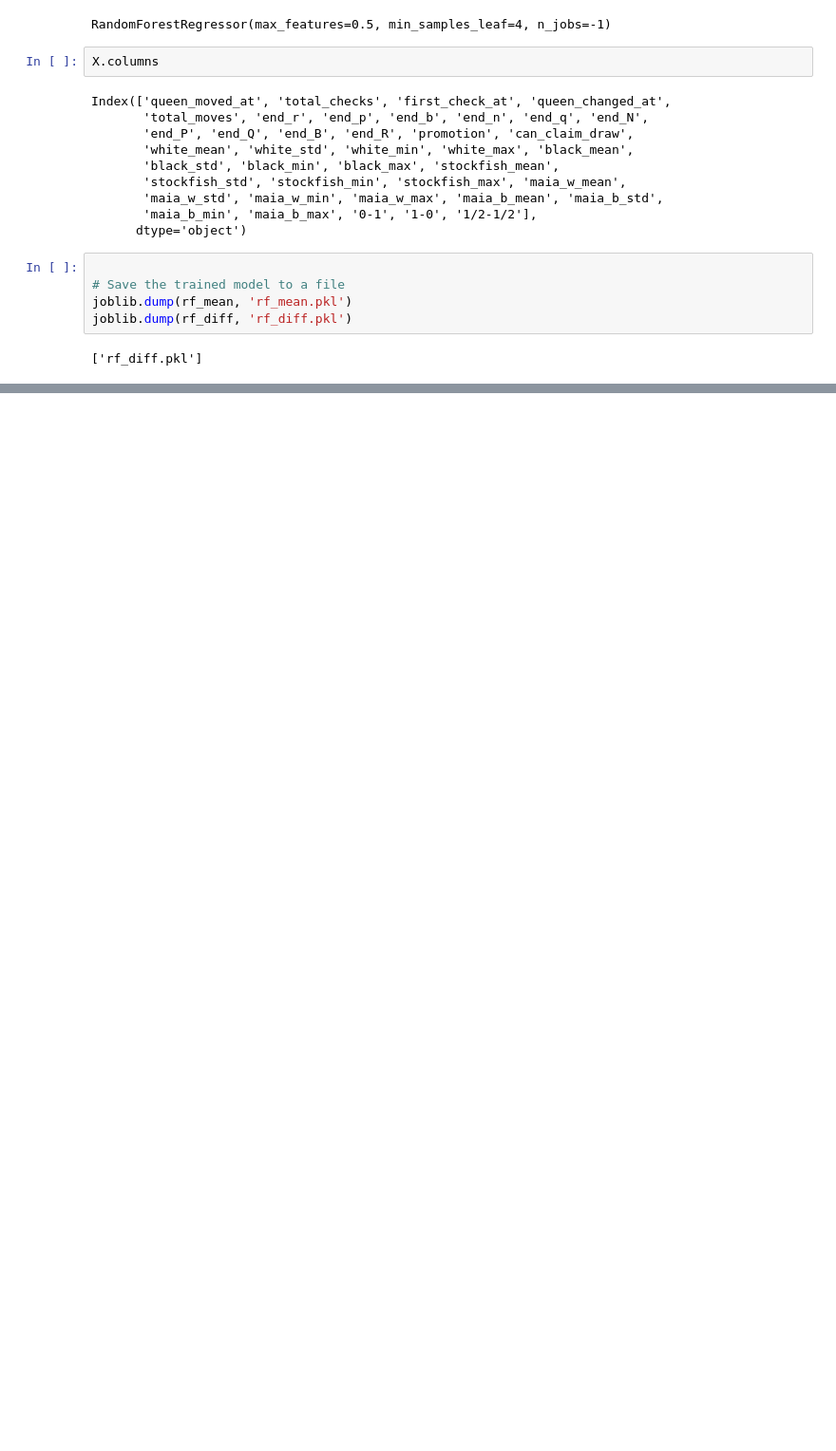
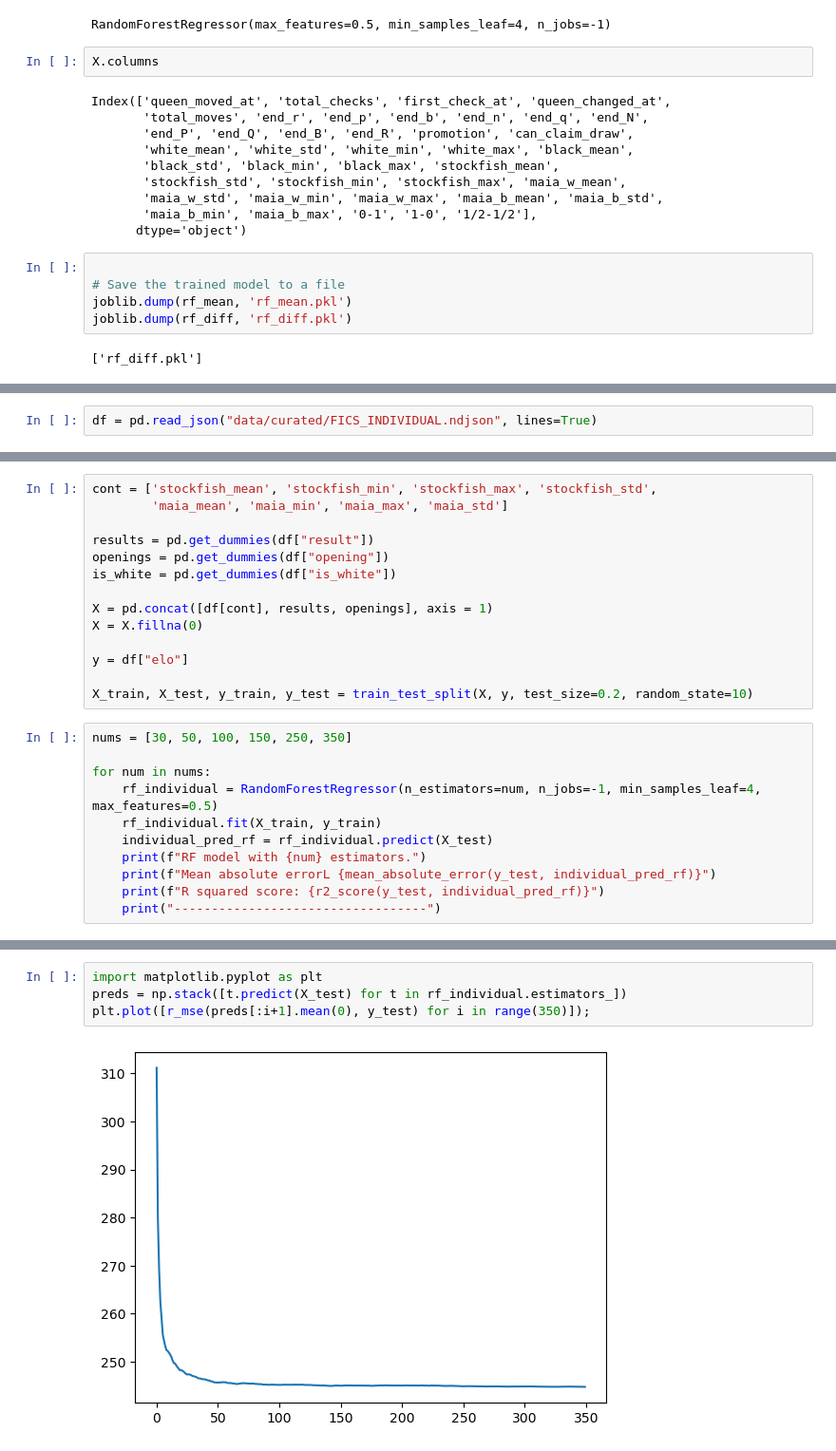
Before and after one commit to jonathan-wu1/Finding-Elo, a Jupyter notebook: rfr_model_training.ipynb, the cells around one changed output, grey strips where cells are left out. Shown: that part at 95% size. Saved outputs shown, nothing was run; the diff lists cells and outputs as text; blank space fills up the shorter version.

```diff
--- a/rfr_model_training.ipynb
+++ b/rfr_model_training.ipynb
@@ -328,0 +409,2 @@ joblib.dump(rf_diff, 'rf_diff.pkl')
+# %%
+df = pd.read_json("data/curated/FICS_INDIVIDUAL.ndjson", lines=True)
@@ -328,0 +418,25 @@ joblib.dump(rf_diff, 'rf_diff.pkl')
+# %%
+cont = ['stockfish_mean', 'stockfish_min', 'stockfish_max', 'stockfish_std',
+        'maia_mean', 'maia_min', 'maia_max', 'maia_std']
+
+results = pd.get_dummies(df["result"])
+openings = pd.get_dummies(df["opening"])
+is_white = pd.get_dummies(df["is_white"])
+
+X = pd.concat([df[cont], results, openings], axis = 1)
+X = X.fillna(0)
+
+y = df["elo"]
+
+X_train, X_test, y_train, y_test = train_test_split(X, y, test_size=0.2, random_state=10)
+# %%
+nums = [30, 50, 100, 150, 250, 350]
+
+for num in nums:
+    rf_individual = RandomForestRegressor(n_estimators=num, n_jobs=-1, min_samples_leaf=4, max_features=0.5)
+    rf_individual.fit(X_train, y_train)
+    individual_pred_rf = rf_individual.predict(X_test)
+    print(f"RF model with {num} estimators.")
+    print(f"Mean absolute errorL {mean_absolute_error(y_test, individual_pred_rf)}")
+    print(f"R squared score: {r2_score(y_test, individual_pred_rf)}")
+    print("----------------------------------")
@@ -328,0 +461,6 @@ joblib.dump(rf_diff, 'rf_diff.pkl')
+# %%
+import matplotlib.pyplot as plt
+preds = np.stack([t.predict(X_test) for t in rf_individual.estimators_])
+plt.plot([r_mse(preds[:i+1].mean(0), y_test) for i in range(350)]);
+# %% [output]
+[figure, added]
```
Also changed, not shown: parts of 31 cells of this notebook, 9 other files.
